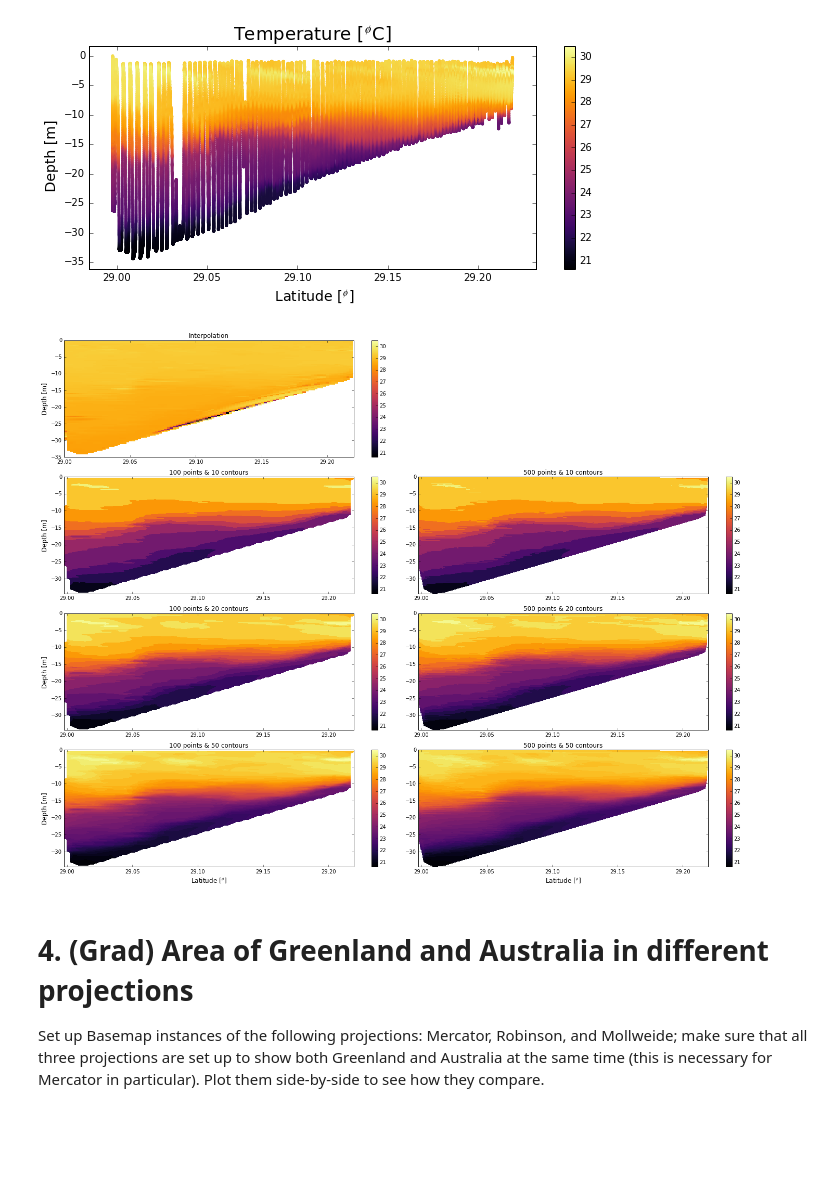
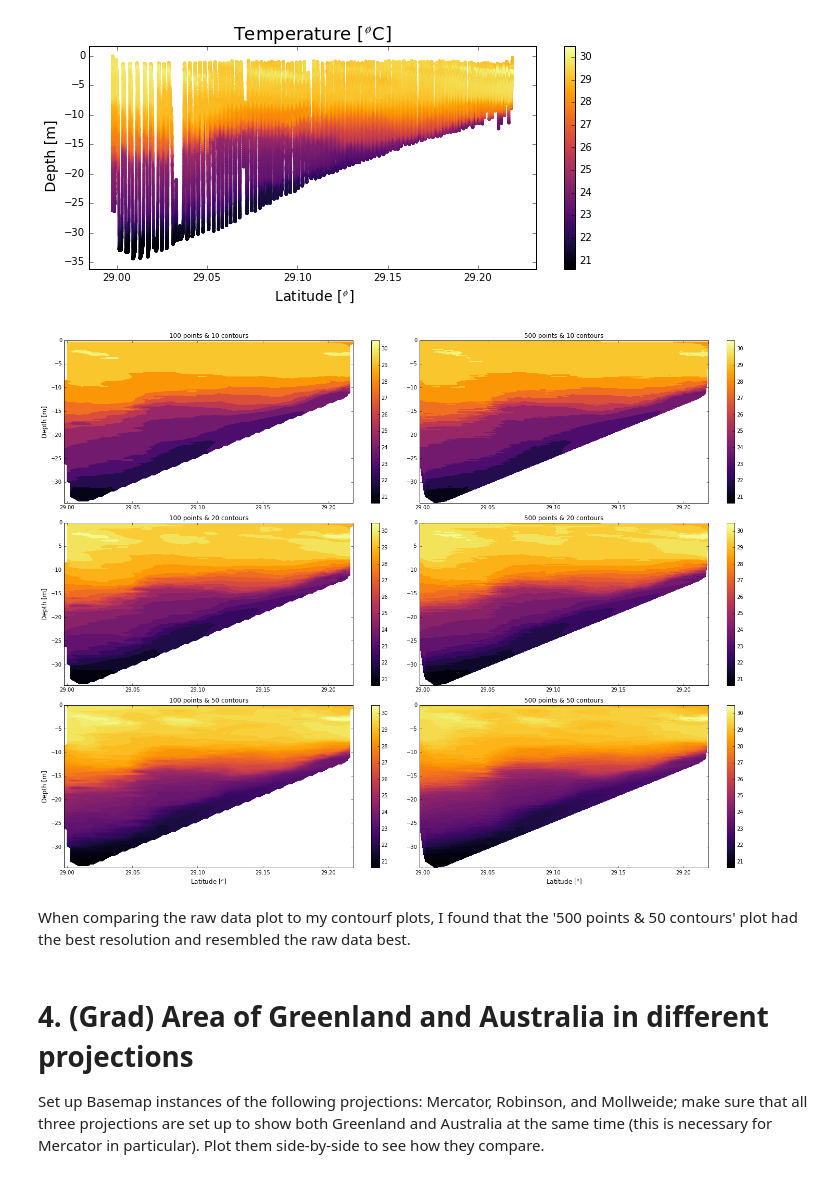
Before and after one commit to lafarris/python4geosciences-hw, a Jupyter notebook: hw05.ipynb, the cells around one changed output. Saved outputs shown, nothing was run; the diff lists cells and outputs as text; code cells hidden in the pictures; blank space fills up the shorter version.

```diff
--- a/hw05.ipynb
+++ b/hw05.ipynb
@@ -228,31 +215,14 @@ ax.axis('tight');
 # %%
 # interpolating the data and playing with contours and number of points
 
-points=[]
-for i,l in enumerate(lat):
-    points.append([lat[i],dep[i]])
-
-tri = spatial.Delaunay(points)
-
-# points2 = np.vstack((lat, dep)).T
-
 fig = plt.figure(figsize=(20, 15))
 
-# following interpolation from class
-ygrid, xgrid = np.mgrid[min(dep):max(dep):100j, min(lat):max(lat):100j]
-xi = np.vstack((xgrid.flat, ygrid.flat)).T
-zgrid = interpolate.griddata(points, temp, xi, method='cubic')
-zgrid.shape = xgrid.shape
-zgrid = np.ma.masked_where(np.isnan(zgrid), zgrid)
+tri = spatial.Delaunay(zip(lat, dep))
+interp = interpolate.LinearNDInterpolator(tri, temp)
 
-ax1 = fig.add_subplot(421)
-ax1.pcolormesh(xgrid, ygrid, zgrid, cmap='inferno')
-# ax1.set_ylim(-4,38)
-ax1.set_xlim(29,29.22)
-ax1.set_title('Interpolation')
-ax1.set_ylabel('Depth [m]',fontsize=12)
-cbar = plt.colorbar(plot)
-
+ygrid, xgrid = np.mgrid[min(dep):max(dep):100j, min(lat):max(lat):100j] # from 0 to 1 with 100 points
+zgrid = interp(xgrid, ygrid)
+zgrid = np.ma.masked_where(np.isnan(zgrid), zgrid) # mask the Nans that are outside the convext hull
 
 # definfing 100 pts
 ygrid, xgrid = np.mgrid[min(dep):max(dep):100j, min(lat):max(lat):100j]
@@ -260,54 +230,56 @@ interp = interpolate.LinearNDInterpolator(tri, temp)
 zgrid = interp(xgrid, ygrid)
 
 # 10 contours and 100 points
-ax2 = fig.add_subplot(423)
+ax2 = fig.add_subplot(321)
 ax2.contourf(xgrid,ygrid,zgrid,10,cmap = 'inferno')
 ax2.set_title('100 points & 10 contours')
 ax2.set_ylabel('Depth [m]',fontsize=12)
 cbar = plt.colorbar(plot)
 
 # 20 contours and 100 points
-ax3 = fig.add_subplot(425)
+ax3 = fig.add_subplot(323)
 ax3.contourf(xgrid,ygrid,zgrid,20,cmap = 'inferno')
 ax3.set_title('100 points & 20 contours')
 ax3.set_ylabel('Depth [m]',fontsize=12)
 cbar = plt.colorbar(plot)
 
 # 50 contours and 100 points
-ax4 = fig.add_subplot(427)
+ax4 = fig.add_subplot(325)
 ax4.contourf(xgrid,ygrid,zgrid,50,cmap = 'inferno')
 ax4.set_title('100 points & 50 contours')
 ax4.set_xlabel('Latitude [$^\o$]',fontsize=12)
 ax4.set_ylabel('Depth [m]',fontsize=12)
 cbar = plt.colorbar(plot)
 
 # definfing 500 pts
 ygrid, xgrid = np.mgrid[min(dep):max(dep):500j, min(lat):max(lat):500j]
 interp = interpolate.LinearNDInterpolator(tri, temp)
 zgrid = interp(xgrid, ygrid)
 
 # 10 contours and 500 points
-ax2 = fig.add_subplot(424)
+ax2 = fig.add_subplot(322)
 ax2.contourf(xgrid,ygrid,zgrid,10,cmap = 'inferno')
 ax2.set_title('500 points & 10 contours')
 cbar = plt.colorbar(plot)
 
 # 20 contours and 500 points
-ax3 = fig.add_subplot(426)
+ax3 = fig.add_subplot(324)
 ax3.contourf(xgrid,ygrid,zgrid,20,cmap = 'inferno')
 ax3.set_title('500 points & 20 contours')
 cbar = plt.colorbar(plot)
 
 # 50 contours and 500 points
-ax4 = fig.add_subplot(428)
+ax4 = fig.add_subplot(326)
 ax4.contourf(xgrid,ygrid,zgrid,50,cmap = 'inferno')
 ax4.set_title('500 points & 50 contours')
 ax4.set_xlabel('Latitude [$^\o$]',fontsize=12)
 cbar = plt.colorbar(plot)
 
 fig.tight_layout()
 # %% [output]
-[figure, old version]
+[figure, new version]
+# %% [markdown]
+ When comparing the raw data plot to my contourf plots, I found that the '500 points & 50 contours' plot had the best resolution and resembled the raw data best.
 # %% [markdown]
 # 4. (Grad) Area of Greenland and Australia in different projections
 
```
Also changed, not shown: parts of 2 cells of this notebook.
